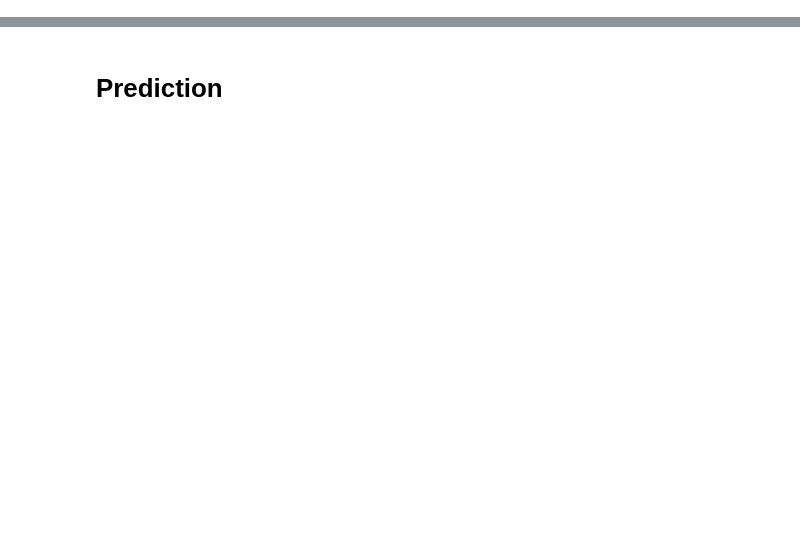
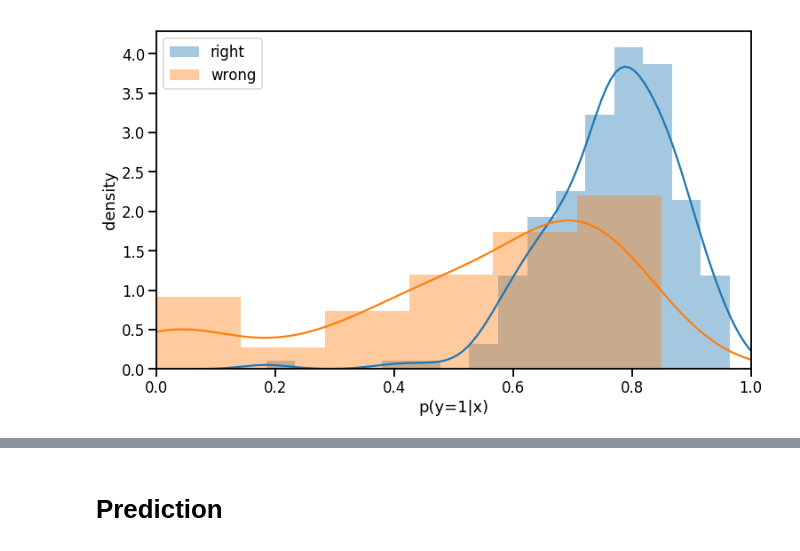
Before and after one commit to aliakbars/ukara, a Jupyter notebook: Lab.ipynb, the cells around one changed output, grey strips where cells are left out. Cells and saved outputs as stored; diff of their text form; code cells hidden in the pictures; blank space fills up the shorter version.

```diff
--- a/Lab.ipynb
+++ b/Lab.ipynb
@@ -69,0 +81,18 @@ pd.DataFrame(
+# %%
+from sklearn.model_selection import cross_val_predict
+
+clf = make_pipeline(
+    CountVectorizer(tokenizer=tokenizer),
+    TruncatedSVD(100, random_state=42),
+    RandomForestClassifier(n_estimators=200, random_state=42),
+#     TfidfVectorizer(tokenizer=tokenizer),
+#     LogisticRegression(solver='lbfgs', C=1, random_state=42)
+)
+
+X, y = prepare_data('Data A/data_train_A.csv')
+# X, y = prepare_data('Data B/data_train_B.csv')
+y = y.astype(int)
+y_pred = cross_val_predict(clf, X, y, cv=5, method='predict_proba')
+pd.DataFrame(
+    cross_validate(clf, X, y, scoring=['precision', 'recall', 'f1'], cv=5, return_train_score=False)
+)[['test_precision','test_recall','test_f1']].describe().style.format('{:.2%}')
@@ -69,0 +109,11 @@ pd.DataFrame(
+# %%
+sns.set_context('talk')
+fig, ax = plt.subplots(figsize=(12,7))
+sns.distplot(y_pred[y == 1,1], label='right', ax=ax)
+sns.distplot(y_pred[y == 0,1], label='wrong', ax=ax)
+plt.xlim([0,1])
+plt.xlabel('p(y=1|x)')
+plt.ylabel('density')
+plt.legend();
+# %% [output]
+[figure, added]
```
Also changed, not shown: parts of 8 cells of this notebook.
